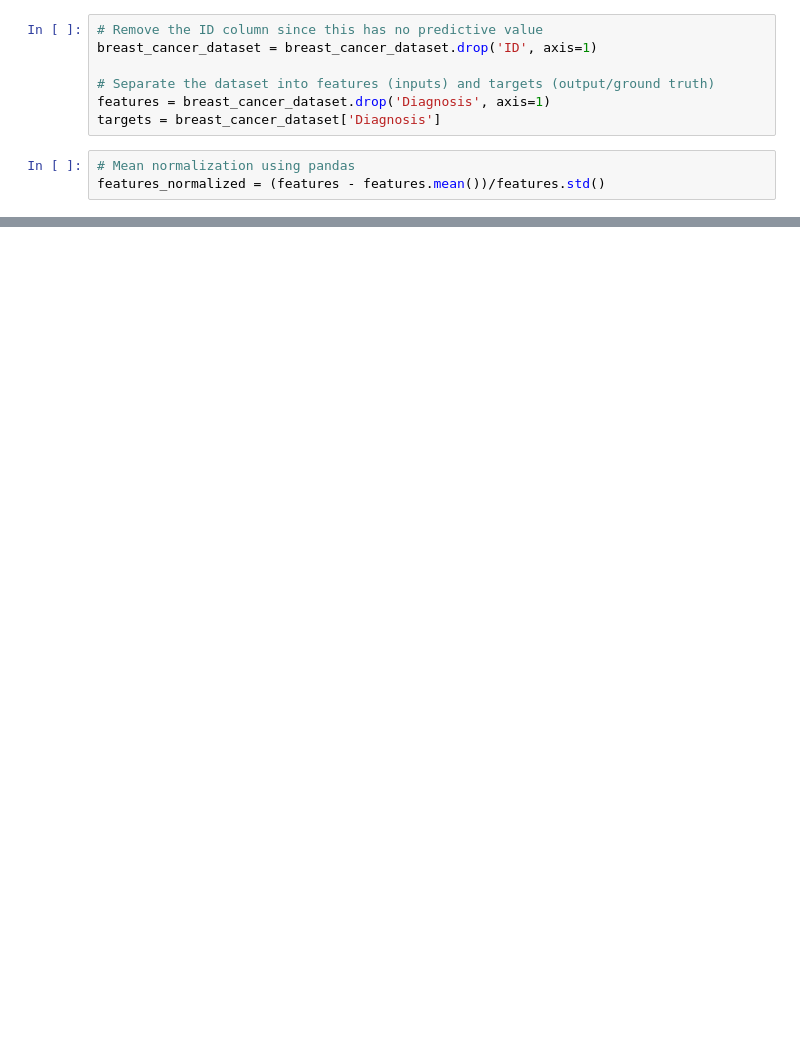
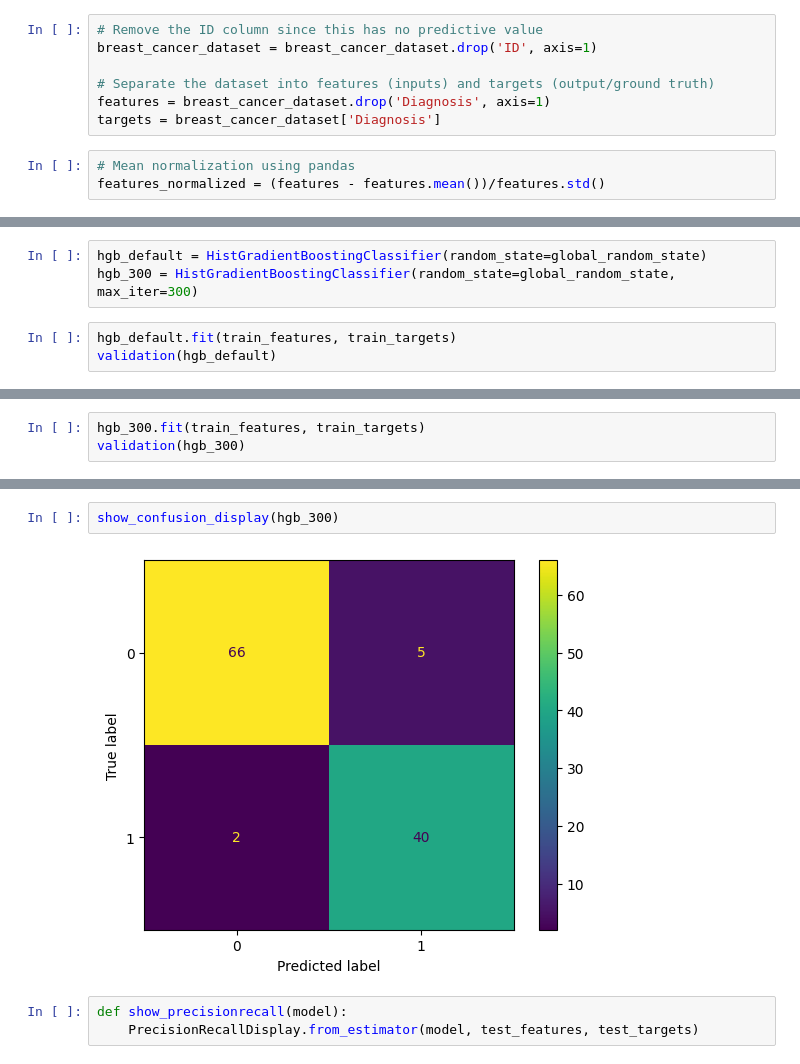
Before and after one commit to Finken2002/itf31519_2026, a Jupyter notebook: pipeline_baseline_evaluation/workshop_0809.ipynb, the cells around one changed output, grey strips where cells are left out. Cells and saved outputs as stored; diff of their text form; blank space fills up the shorter version.

```diff
--- a/pipeline_baseline_evaluation/workshop_0809.ipynb
+++ b/pipeline_baseline_evaluation/workshop_0809.ipynb
@@ -137,0 +214,6 @@ Training Accuracy: 0.98 Validation Accuracy: 0.92 Testing: 0.89
+# %%
+hgb_default = HistGradientBoostingClassifier(random_state=global_random_state)
+hgb_300 = HistGradientBoostingClassifier(random_state=global_random_state, max_iter=300)
+# %%
+hgb_default.fit(train_features, train_targets)
+validation(hgb_default)
@@ -137,0 +225,3 @@ Training Accuracy: 0.98 Validation Accuracy: 0.92 Testing: 0.89
+# %%
+hgb_300.fit(train_features, train_targets)
+validation(hgb_300)
@@ -137,0 +283,7 @@ Training Accuracy: 0.98 Validation Accuracy: 0.92 Testing: 0.89
+# %%
+show_confusion_display(hgb_300)
+# %% [output]
+[figure, added]
+# %%
+def show_precisionrecall(model):
+    PrecisionRecallDisplay.from_estimator(model, test_features, test_targets)
```
Also changed, not shown: parts of 35 cells of this notebook, 1 other file.
